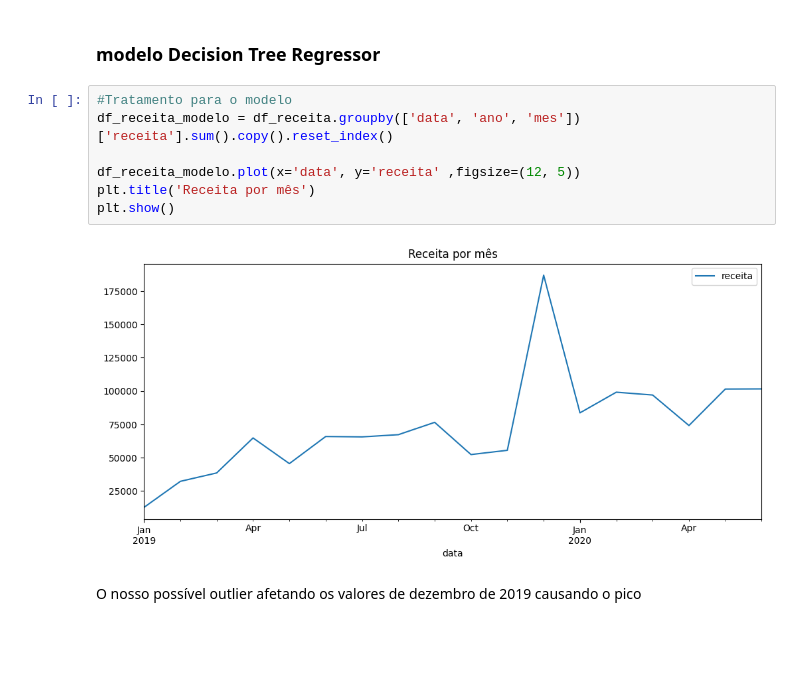
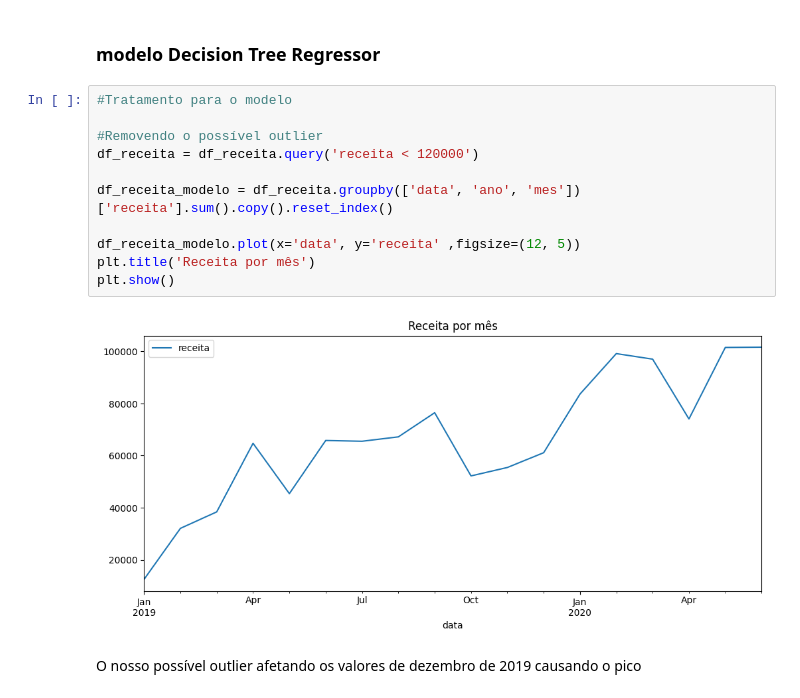
Before and after one commit to GabrielRomaoG/Insurance_policy_analysis, a Jupyter notebook: previsao_receita.ipynb, the cells around one changed output. Cells and saved outputs as stored; diff of their text form; blank space fills up the shorter version.

```diff
--- a/previsao_receita.ipynb
+++ b/previsao_receita.ipynb
@@ -128,13 +138,17 @@ A distribuição dos valores da receita são similares a uma distribuição expo
 ### modelo Decision Tree Regressor
 # %%
 #Tratamento para o modelo
+
+#Removendo o possível outlier
+df_receita = df_receita.query('receita < 120000')
+
 df_receita_modelo = df_receita.groupby(['data', 'ano', 'mes'])['receita'].sum().copy().reset_index()
 
 df_receita_modelo.plot(x='data', y='receita' ,figsize=(12, 5))
 plt.title('Receita por mês')
 plt.show()
 # %% [output]
-[figure, old version]
+[figure, new version]
 # %% [markdown]
 O nosso possível outlier afetando os valores de dezembro de 2019 causando o pico
 # %%
```
Also changed, not shown: parts of 5 cells of this notebook.
